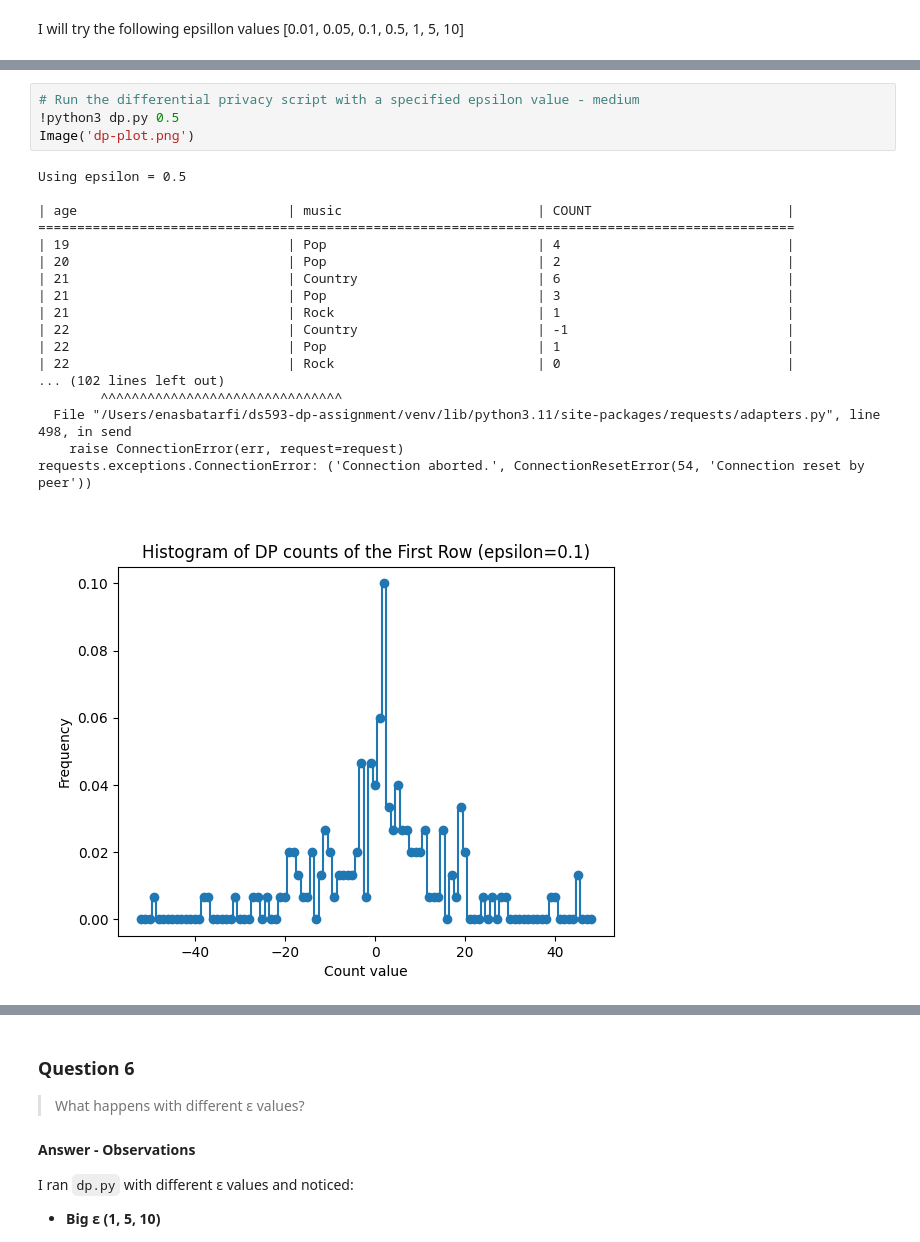
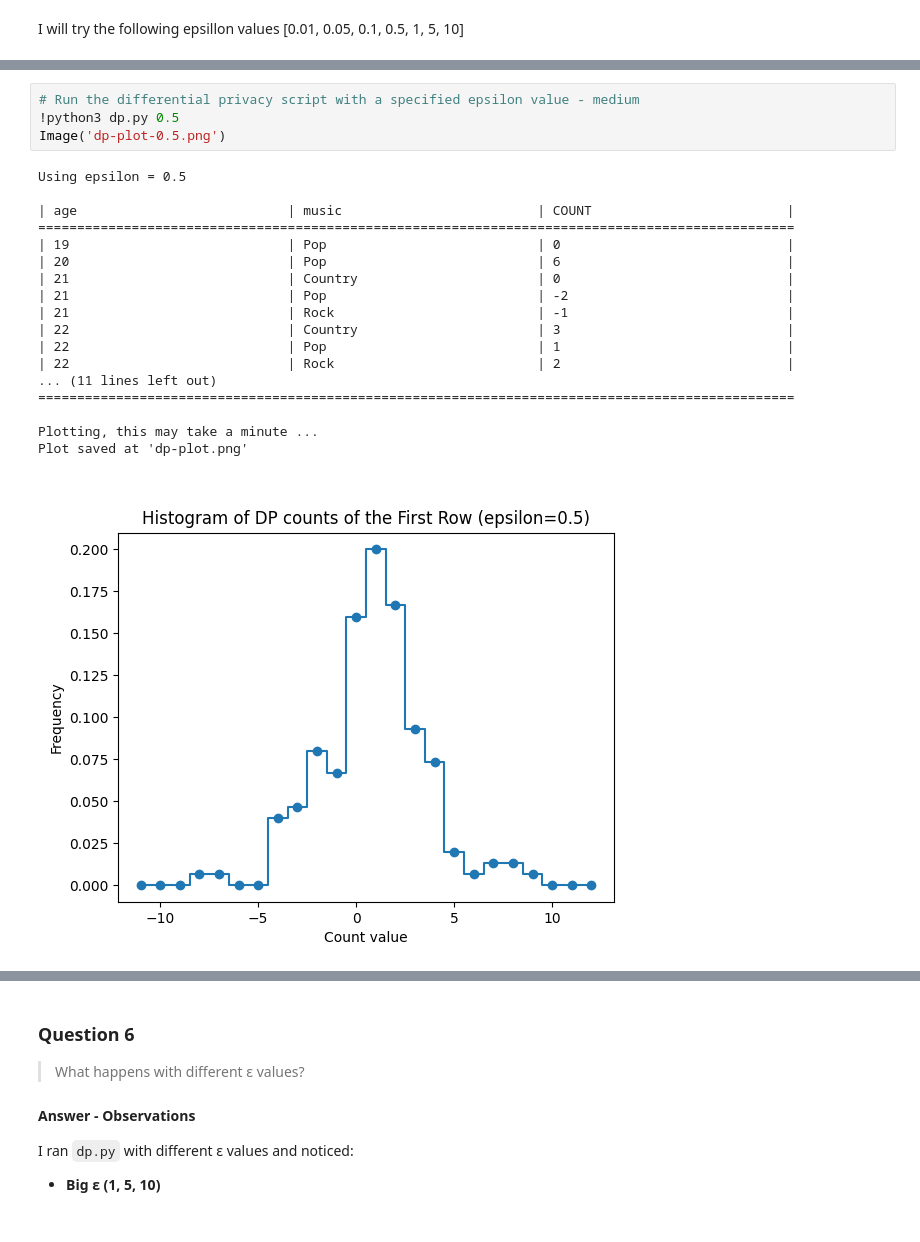
Before and after one commit to EnasBatarfi/ds593-dp-assignment, a Jupyter notebook: solution.ipynb, the cells around one changed output, grey strips where cells are left out. Drawn from its saved outputs; the diff is of its cells as text.

```diff
--- a/solution.ipynb
+++ b/solution.ipynb
@@ -275,26 +273,26 @@ requests.exceptions.ConnectionError: ('Connection aborted.', ConnectionResetErro
 # %%
 # Run the differential privacy script with a specified epsilon value - medium
 !python3 dp.py 0.5
-Image('dp-plot.png')
+Image('dp-plot-0.5.png')
 # %% [output]
 Using epsilon = 0.5
 
 | age                           | music                         | COUNT                         |
 =================================================================================================
-| 19                            | Pop                           | 4                             |
-| 20                            | Pop                           | 2                             |
-| 21                            | Country                       | 6                             |
-| 21                            | Pop                           | 3                             |
-| 21                            | Rock                          | 1                             |
-| 22                            | Country                       | -1                            |
+| 19                            | Pop                           | 0                             |
+| 20                            | Pop                           | 6                             |
+| 21                            | Country                       | 0                             |
+| 21                            | Pop                           | -2                            |
+| 21                            | Rock                          | -1                            |
+| 22                            | Country                       | 3                             |
 | 22                            | Pop                           | 1                             |
-| 22                            | Rock                          | 0                             |
-... (102 lines left out)
-        ^^^^^^^^^^^^^^^^^^^^^^^^^^^^^^^
-  File "/Users/enasbatarfi/ds593-dp-assignment/venv/lib/python3.11/site-packages/requests/adapters.py", line 498, in send
-    raise ConnectionError(err, request=request)
-requests.exceptions.ConnectionError: ('Connection aborted.', ConnectionResetError(54, 'Connection reset by peer'))
+| 22                            | Rock                          | 2                             |
+... (11 lines left out)
+=================================================================================================
+
+Plotting, this may take a minute ...
+Plot saved at 'dp-plot.png'
-[figure, old version]
+[figure, new version]
 # %%
 # Run the differential privacy script with a specified epsilon value - large
 !python3 dp.py 1.0
```
Also changed, not shown: parts of 22 cells of this notebook, 1 other file.
